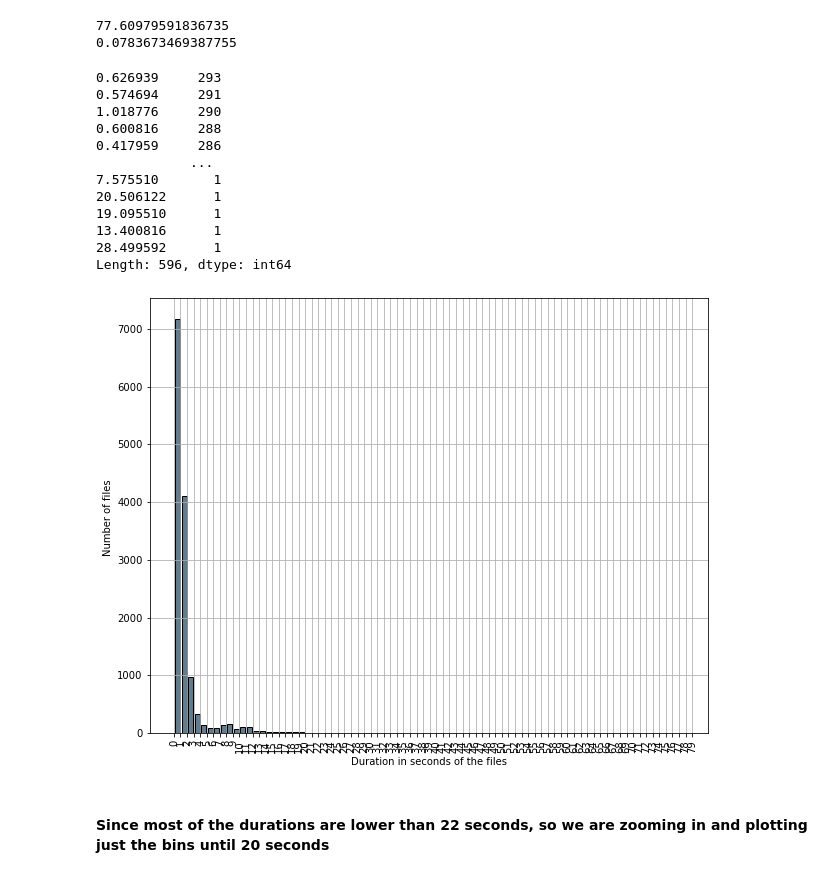
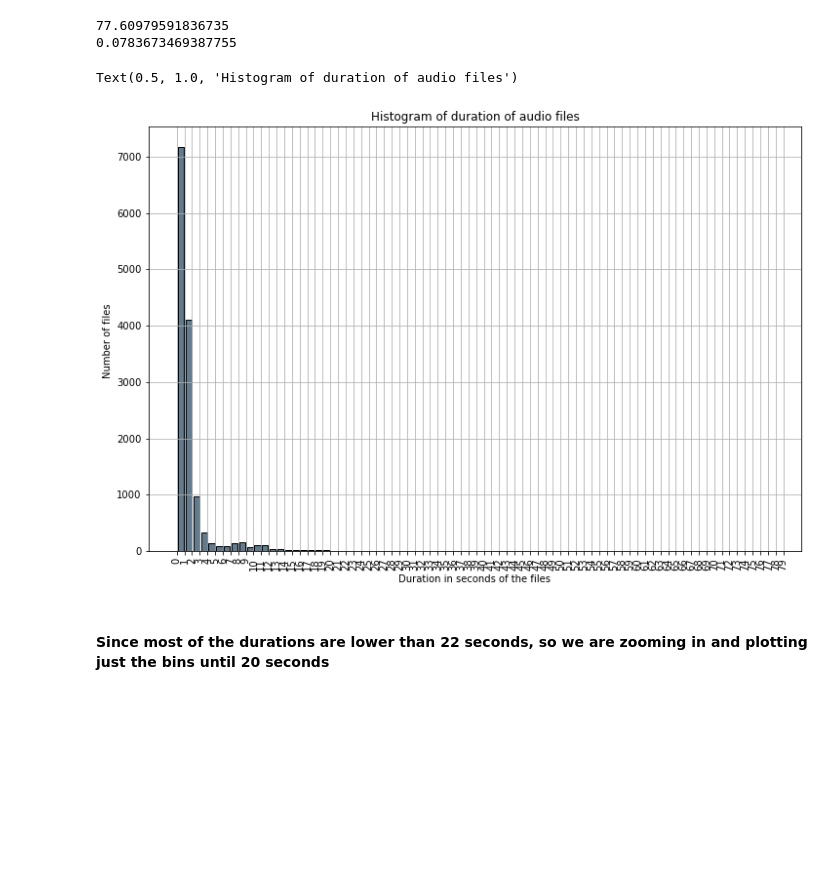
Before and after one commit to prachitui/Generator-Predictor-for-Audio-Signals-using-CNN, a Jupyter notebook: 01_dataset_preparation_01_comments.ipynb, the cells around one changed output. Cells and saved outputs as stored; diff of their text form; code cells hidden in the pictures; blank space fills up the shorter version.

```diff
--- a/01_dataset_preparation_01_comments.ipynb
+++ b/01_dataset_preparation_01_comments.ipynb
@@ -189,43 +216,29 @@ print(min(durations))
 77.60979591836735
 0.0783673469387755
 # %%
-# Add a description of this session
+#Importing necessary libraries
 %matplotlib inline
 import matplotlib.pyplot as plt
 import pandas as pd
 import numpy as np
 import math
 
 
+# Plotting histogram of duration of audio files
 
-# Add a description
 ds_duration = pd.Series(durations)   #converting list of durations into a panda series
 w = 1
 n = math.ceil((ds_duration.max() - ds_duration.min())/w)      #Here we have taken bins which is equal to the difference of                                                          themax duration of
-plt.figure(figsize=(10,8))                                    # the maximum duration of an audio files and the minimum duration
+plt.figure(figsize=(12,8))                                    # the maximum duration of an audio files and the minimum duration
 ds_duration.hist(grid=True, bins=n, rwidth=0.8,               #of an audio file
                    color='#607c8e', histtype='bar', ec='black')      #plotting histogram
 plt.xticks(np.arange(0,80,1), rotation=90);
 plt.xlabel('Duration in seconds of the files')
 plt.ylabel('Number of files ')
-# You must add a title to the chart
-
-# As I explained before, it doesn't make much sense to use value_counts for the duration, you can remove this
-print(ds_duration.value_counts())
+plt.title('Histogram of duration of audio files')
 # %% [output]
-0.626939     293
-0.574694     291
-1.018776     290
-0.600816     288
-0.417959     286
-            ...
-7.575510       1
-20.506122      1
-19.095510      1
-13.400816      1
-28.499592      1
-Length: 596, dtype: int64
+Text(0.5, 1.0, 'Histogram of duration of audio files')
-[figure, old version]
+[figure, new version]
 # %% [markdown]
 #### Since most of the durations are lower than 22 seconds, so we are zooming in and plotting just the bins until 20 seconds
 # %%
```
Also changed, not shown: parts of 8 cells of this notebook.
